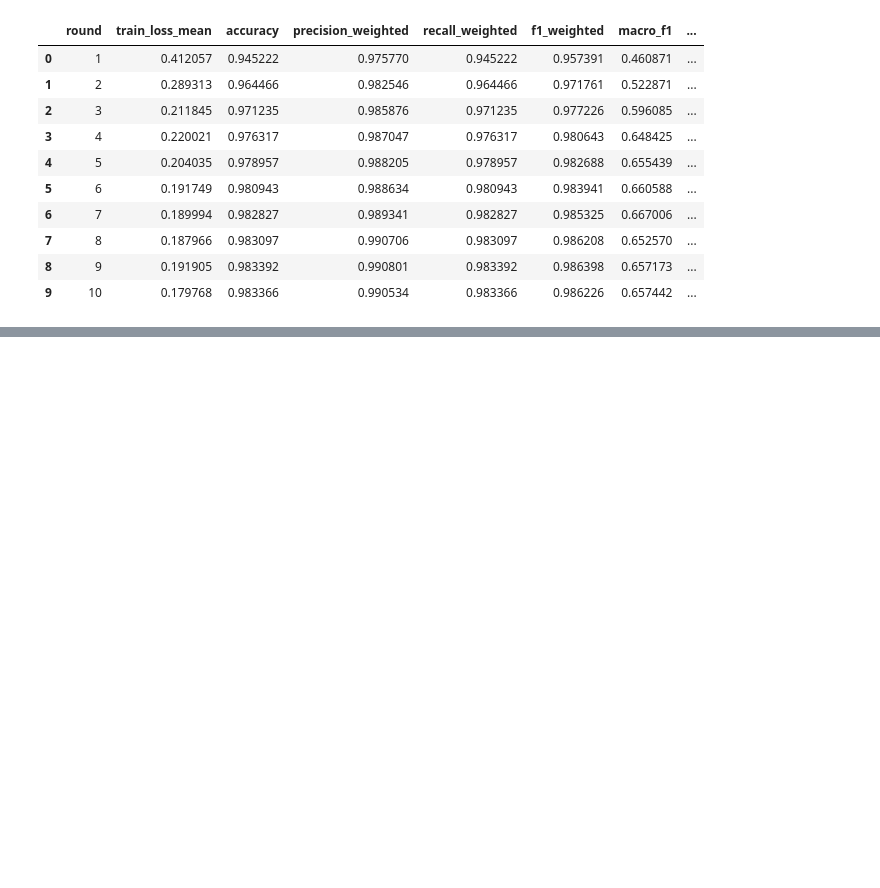
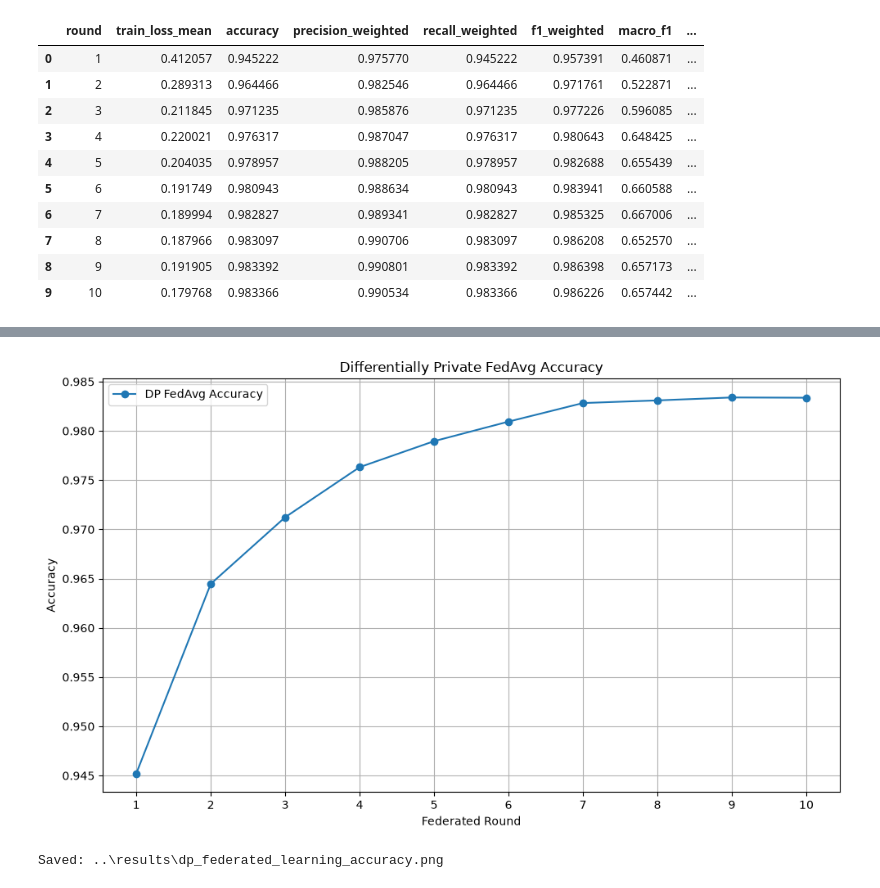
Before and after one commit to UzairShk/Privacy-Preserving-Federated-NIDS, a Jupyter notebook: notebooks/06_Federated_Learning_DP.ipynb, the cells around one changed output, grey strips where cells are left out. Cells and saved outputs as stored; diff of their text form; code cells hidden in the pictures; blank space fills up the shorter version.

```diff
--- a/notebooks/06_Federated_Learning_DP_Fixed.ipynb
+++ b/notebooks/06_Federated_Learning_DP.ipynb
@@ -2688,0 +2817,38 @@ KeyError: "Could not find any of ['accuracy', 'test_accuracy']. Available column
+# %%
+# ============================================================
+# DP LEARNING CURVE
+# ============================================================
+
+import matplotlib.pyplot as plt
+
+plt.figure(figsize=(10, 6))
+
+plt.plot(
+    dp_results_df["round"],
+    dp_results_df["accuracy"],
+    marker="o",
+    label="DP FedAvg Accuracy"
+)
+
+plt.xlabel("Federated Round")
+plt.ylabel("Accuracy")
+plt.title("Differentially Private FedAvg Accuracy")
+plt.xticks(dp_results_df["round"])
+plt.grid(True)
+plt.legend()
+plt.tight_layout()
+
+dp_plot_path = results_dir / "dp_federated_learning_accuracy.png"
+
+plt.savefig(
+    dp_plot_path,
+    dpi=300,
+    bbox_inches="tight"
+)
+
+plt.show()
+
+print("Saved:", dp_plot_path)
+# %% [output]
+[figure, added]
+Saved: ..\results\dp_federated_learning_accuracy.png
```
Also changed, not shown: parts of 7 cells of this notebook.
